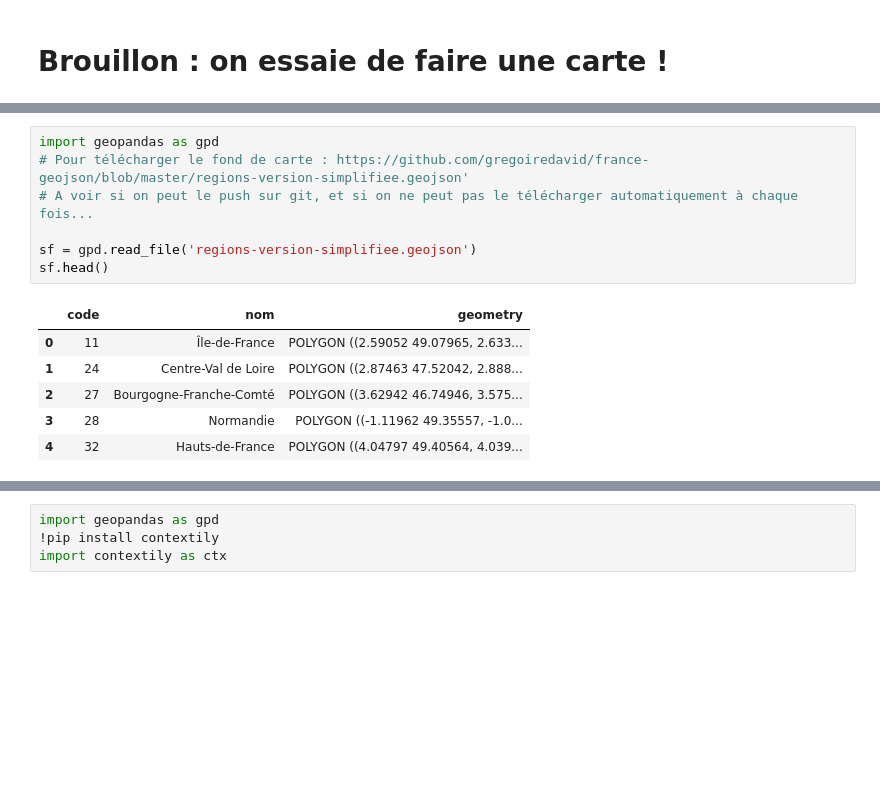
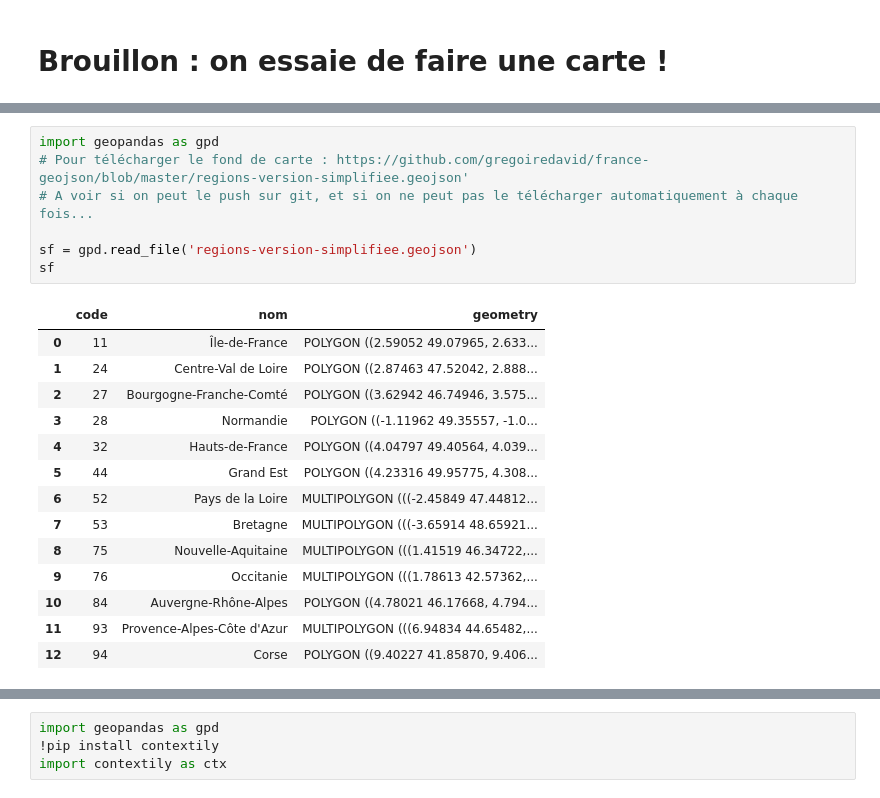
Before and after one commit to bbasa1/Maladies_chroniques_offre_de_soin_inegalites_sociales_ou_facteurs_environnementaux, a Jupyter notebook: Introduction_base.ipynb, the cells around one changed output, grey strips where cells are left out. Drawn from its saved outputs; the diff is of its cells as text; blank space fills up the shorter version.

```diff
--- a/Introduction_base.ipynb
+++ b/Introduction_base.ipynb
@@ -109,14 +128,22 @@ import contextily as ctx
 # %%
 import geopandas as gpd
 # Pour télécharger le fond de carte : https://github.com/gregoiredavid/france-geojson/blob/master/regions-version-simplifiee.geojson'
 # A voir si on peut le push sur git, et si on ne peut pas le télécharger automatiquement à chaque fois...
 
 sf = gpd.read_file('regions-version-simplifiee.geojson')
-sf.head()
+sf
 # %% [output]
 |  | code | nom | geometry |
 | 0 | 11 | Île-de-France | POLYGON ((2.59052 49.07965, 2.633... |
 | 1 | 24 | Centre-Val de Loire | POLYGON ((2.87463 47.52042, 2.888... |
 | 2 | 27 | Bourgogne-Franche-Comté | POLYGON ((3.62942 46.74946, 3.575... |
 | 3 | 28 | Normandie | POLYGON ((-1.11962 49.35557, -1.0... |
 | 4 | 32 | Hauts-de-France | POLYGON ((4.04797 49.40564, 4.039... |
+| 5 | 44 | Grand Est | POLYGON ((4.23316 49.95775, 4.308... |
+| 6 | 52 | Pays de la Loire | MULTIPOLYGON (((-2.45849 47.44812... |
+| 7 | 53 | Bretagne | MULTIPOLYGON (((-3.65914 48.65921... |
+| 8 | 75 | Nouvelle-Aquitaine | MULTIPOLYGON (((1.41519 46.34722,... |
+| 9 | 76 | Occitanie | MULTIPOLYGON (((1.78613 42.57362,... |
+| 10 | 84 | Auvergne-Rhône-Alpes | POLYGON ((4.78021 46.17668, 4.794... |
+| 11 | 93 | Provence-Alpes-Côte d'Azur | MULTIPOLYGON (((6.94834 44.65482,... |
+| 12 | 94 | Corse | POLYGON ((9.40227 41.85870, 9.406... |
```
Also changed, not shown: parts of 13 cells of this notebook, 1 other file.
